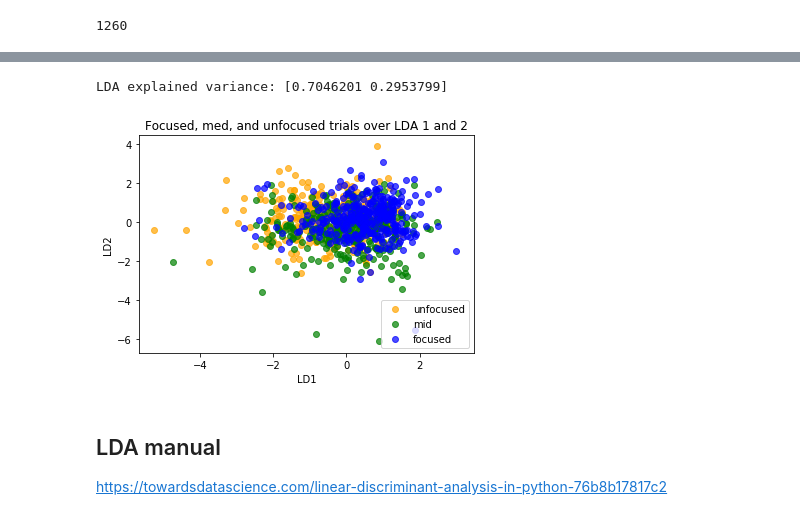
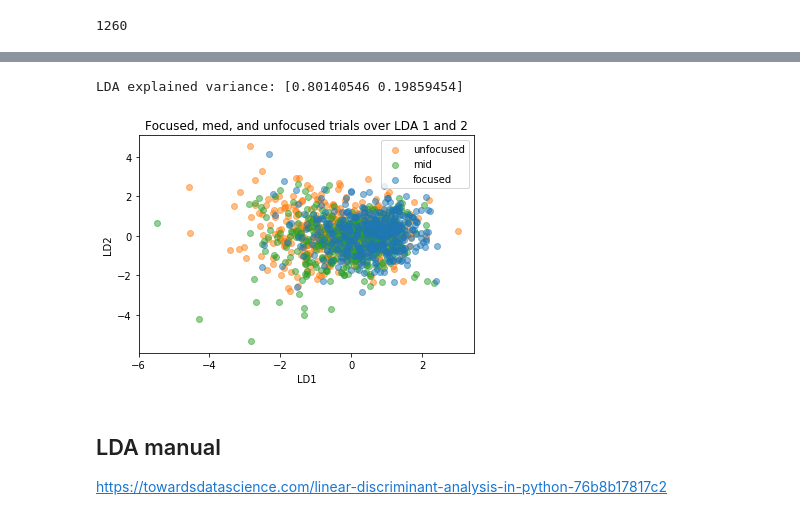
Before and after one commit to D1o0g9s/MyND, a Jupyter notebook: data_analysis/05_LDA_Prediction_2D.ipynb, the cells around one changed output, grey strips where cells are left out. Drawn from its saved outputs; the diff is of its cells as text; code cells hidden in the pictures.

```diff
--- a/data_analysis/05_LDA_Prediction_2D.ipynb
+++ b/data_analysis/05_LDA_Prediction_2D.ipynb
@@ -149,31 +134,0 @@ Avg accuracy: 0.43730158730158736
-# %%
-# Average the accuracy over X different random samples
-accuracies = []
-for rand_state_var in range(10):
-    # Split data
-    X_train, X_test, y_train, y_test = train_test_split(feature_df.drop(columns=["focused"]), feature_df["focused"], test_size=0.2, random_state=rand_state_var)
-
-    lda = LinearDiscriminantAnalysis(n_components=2)
-    features_wo_output = feature_df.drop(columns=["focused"])
-    X_train, scaler = scaleData(X_train, X_train.columns.values) # Scaling doesn't change anything
-    X_test = scaler.transform(X_test)
-    X_train = lda.fit_transform(X_train, y_train)
-    X_test = lda.transform(X_test)
-
-
-    ## Classify using SVM
-    #Create a svm Classifier
-    clf = svm.SVC(kernel='linear') # Linear Kernel
-
-    #Train the model using the training sets
-    clf.fit(X_train, y_train)
-
-    #Predict the response for test dataset
-    y_pred = clf.predict(X_test)
-
-    # Report accuracy
-    #cm = confusion_matrix(y_test, y_pred)
-    #print(cm)
-    print('Accuracy', str(accuracy_score(y_test, y_pred)))
-    accuracies.append(accuracy_score(y_test, y_pred))
-print("Avg LDA + SMV accuracy:", np.mean(np.array(accuracies)))
@@ -214,33 +218,34 @@ sorted_zip_list
 # %%
 # Visualize LDA model
+# Needed for visualizing LDA components
 class_names={2:"focused", 1:"mid", 0:"unfocused"}
-colors={2:"blue", 1:"green", 0:"orange"}
+colors={2:"C0", 1:"C2", 0:"C1"}
 
 print("LDA explained variance:", lda.explained_variance_ratio_)
 
 # Create dataframe for the feature
-lda_feature_df = pd.DataFrame(X_train, columns=['LDA 1', 'LDA 2'])
-lda_feature_df['focused']=y_train.values
+lda_feature_df = pd.DataFrame(np.concatenate([X_train, X_test]), columns=['LDA 1', 'LDA 2'])
+lda_feature_df['focused']=np.concatenate([y_train.values, y_test.values])
 
 # Plot groups wrt LDA 1 dimension
 plt.xlabel('LD1')
 plt.ylabel('LD2')
 
 for class_name, df in lda_feature_df.groupby('focused'):
     plt.scatter(
         df['LDA 1'].values,
         df['LDA 2'].values,
         c=colors[class_name],
         cmap='rainbow',
-        alpha=0.7,
+        alpha=0.5,
         label=class_names[class_name]
     )
-plt.legend(loc='lower right')
+plt.legend(loc='upper right')
 plt.title("Focused, med, and unfocused trials over LDA 1 and 2")
 plt.show()
 # %% [output]
-LDA explained variance: [0.7046201 0.2953799]
+LDA explained variance: [0.80140546 0.19859454]
-[figure, old version]
+[figure, new version]
 # %% [markdown]
 ## LDA manual
 https://towardsdatascience.com/linear-discriminant-analysis-in-python-76b8b17817c2
```
Also changed, not shown: parts of 10 cells of this notebook, 12 other files.
